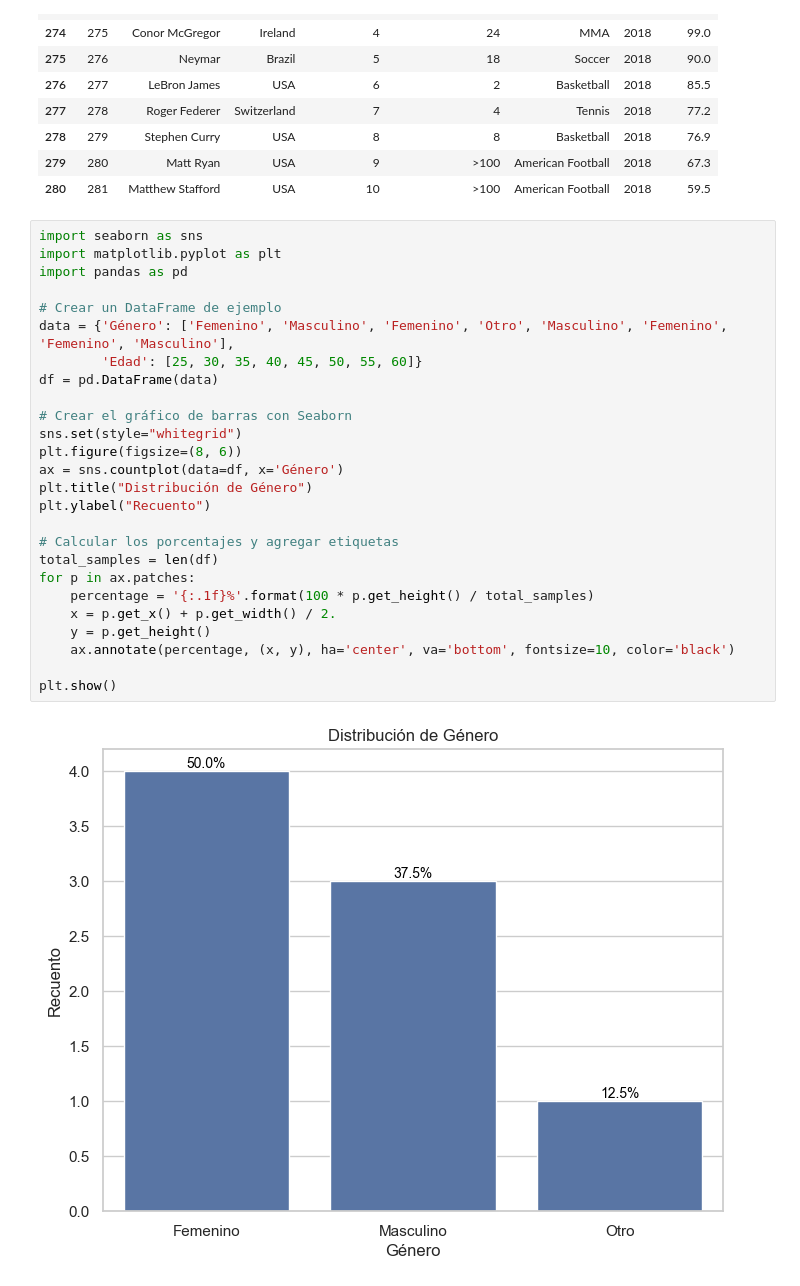
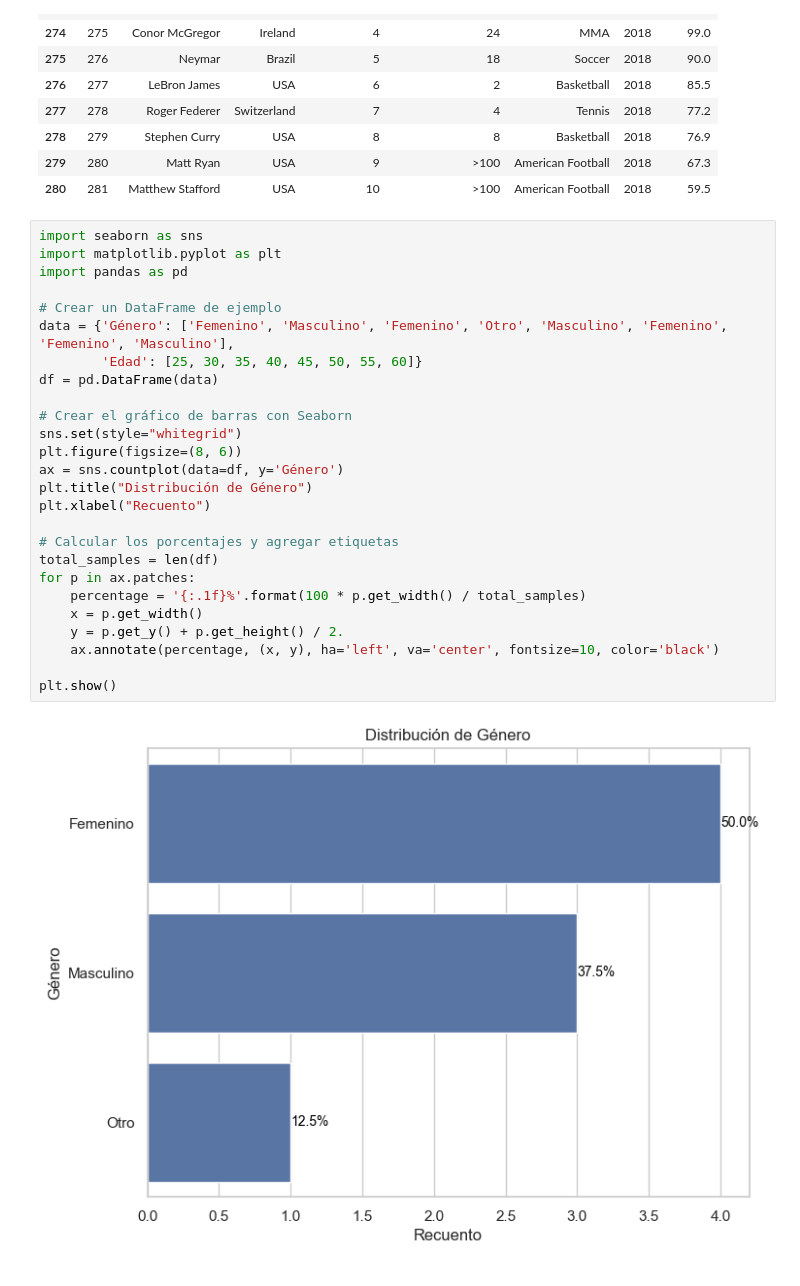
Before and after one commit to oscargbocanegra/learning, a Jupyter notebook: MachineLearning/c-udemy-analisis-datos-python-3/notebooks/03-analisis-exploratorio.ipynb, the cells around one changed output. Saved outputs shown, nothing was run; the diff lists cells and outputs as text.

```diff
--- a/MachineLearning/c-udemy-analisis-datos-python-3/notebooks/03-analisis-exploratorio.ipynb
+++ b/MachineLearning/c-udemy-analisis-datos-python-3/notebooks/03-analisis-exploratorio.ipynb
@@ -735,28 +735,28 @@ forbes.query('Year == 2018')
 # %%
 import seaborn as sns
 import matplotlib.pyplot as plt
 import pandas as pd
 
 # Crear un DataFrame de ejemplo
 data = {'Género': ['Femenino', 'Masculino', 'Femenino', 'Otro', 'Masculino', 'Femenino', 'Femenino', 'Masculino'],
         'Edad': [25, 30, 35, 40, 45, 50, 55, 60]}
 df = pd.DataFrame(data)
 
 # Crear el gráfico de barras con Seaborn
 sns.set(style="whitegrid")
 plt.figure(figsize=(8, 6))
-ax = sns.countplot(data=df, x='Género')
+ax = sns.countplot(data=df, y='Género')
 plt.title("Distribución de Género")
-plt.ylabel("Recuento")
+plt.xlabel("Recuento")
 
 # Calcular los porcentajes y agregar etiquetas
 total_samples = len(df)
 for p in ax.patches:
-    percentage = '{:.1f}%'.format(100 * p.get_height() / total_samples)
-    x = p.get_x() + p.get_width() / 2.
-    y = p.get_height()
-    ax.annotate(percentage, (x, y), ha='center', va='bottom', fontsize=10, color='black')
+    percentage = '{:.1f}%'.format(100 * p.get_width() / total_samples)
+    x = p.get_width()
+    y = p.get_y() + p.get_height() / 2.
+    ax.annotate(percentage, (x, y), ha='left', va='center', fontsize=10, color='black')
 
 plt.show()
 # %% [output]
-[figure, old version]
+[figure, new version]
```
